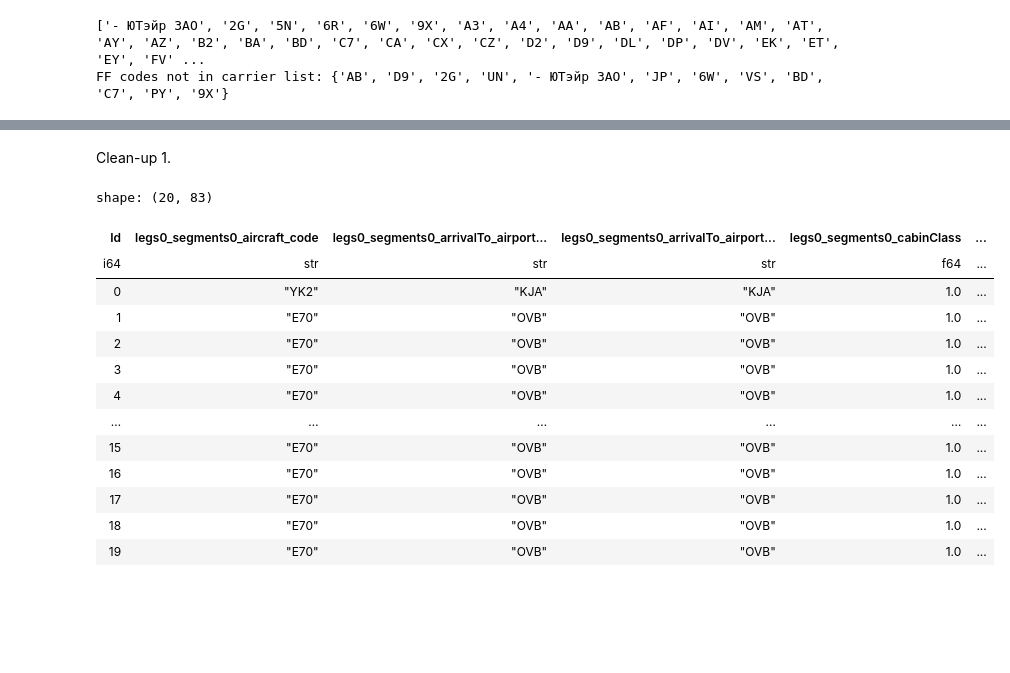
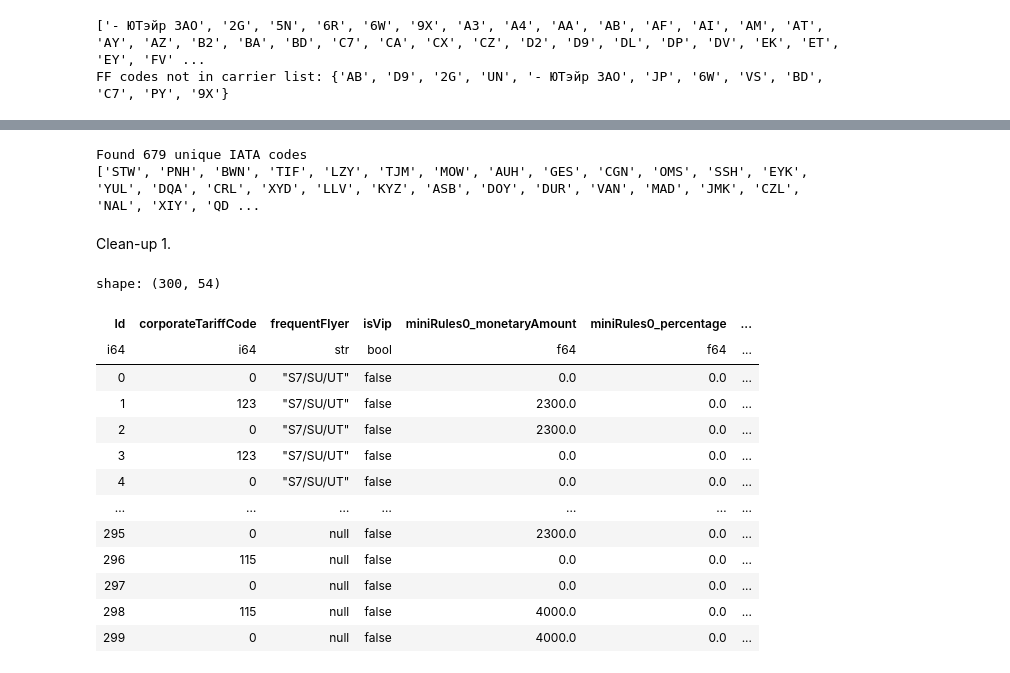
Before and after one commit to jfroggatt/aeroclub_recsys_2025, a Jupyter notebook: aeroclub_recsys.ipynb, the cells around one changed output, grey strips where cells are left out. Cells and saved outputs as stored; diff of their text form; code cells hidden in the pictures; blank space fills up the shorter version.

Commit message:
Updated extract_flight_features: moved polar expressions to smaller focused functions. Added some customer attributes as features for flight selection (e.g., frequent flyer program flags)

```diff
--- a/aeroclub_recsys.ipynb
+++ b/aeroclub_recsys.ipynb
@@ -246,3 +262,24 @@ FF codes not in carrier list: {'AB', 'D9', '2G', 'UN', '- ЮТэйр ЗАО', 'J
+# %%
+iata_cols = [col for col in data.columns if "_iata" in col]
+
+unique_iata_codes = (
+    data
+    .select([
+        pl.concat_list([pl.col(col) for col in iata_cols])
+        .list.explode()
+        .drop_nulls()
+        .unique()
+        .alias('unique_iata_codes')
+    ])
+    .get_column('unique_iata_codes')
+    .to_list()
+)
+
+print(f"Found {len(unique_iata_codes)} unique IATA codes")
+print(unique_iata_codes)
+# %% [output]
+Found 679 unique IATA codes
+['STW', 'PNH', 'BWN', 'TIF', 'LZY', 'TJM', 'MOW', 'AUH', 'GES', 'CGN', 'OMS', 'SSH', 'EYK', 'YUL', 'DQA', 'CRL', 'XYD', 'LLV', 'KYZ', 'ASB', 'DOY', 'DUR', 'VAN', 'MAD', 'JMK', 'CZL', 'NAL', 'XIY', 'QD ...
 # %% [markdown]
 Clean-up
 1.
@@ -387,19 +527,19 @@ def extract_flight_features(df):
 # %%
 data = extract_flight_features(data)
 # %%
-data.head(20)
+data.head(300)
 # %% [output]
-shape: (20, 83)
+shape: (300, 54)
-| Id | legs0_segments0_aircraft_code | legs0_segments0_arrivalTo_airport... | legs0_segments0_arrivalTo_airport... | legs0_segments0_cabinClass | ... |
-| i64 | str | str | str | f64 | ... |
-| 0 | "YK2" | "KJA" | "KJA" | 1.0 | ... |
-| 1 | "E70" | "OVB" | "OVB" | 1.0 | ... |
-| 2 | "E70" | "OVB" | "OVB" | 1.0 | ... |
-| 3 | "E70" | "OVB" | "OVB" | 1.0 | ... |
-| 4 | "E70" | "OVB" | "OVB" | 1.0 | ... |
-| … | … | … | … | … | ... |
-| 15 | "E70" | "OVB" | "OVB" | 1.0 | ... |
-| 16 | "E70" | "OVB" | "OVB" | 1.0 | ... |
-| 17 | "E70" | "OVB" | "OVB" | 1.0 | ... |
-| 18 | "E70" | "OVB" | "OVB" | 1.0 | ... |
-| 19 | "E70" | "OVB" | "OVB" | 1.0 | ... |
+| Id | corporateTariffCode | frequentFlyer | isVip | miniRules0_monetaryAmount | miniRules0_percentage | ... |
+| i64 | i64 | str | bool | f64 | f64 | ... |
+| 0 | 0 | "S7/SU/UT" | false | 0.0 | 0.0 | ... |
+| 1 | 123 | "S7/SU/UT" | false | 2300.0 | 0.0 | ... |
+| 2 | 0 | "S7/SU/UT" | false | 2300.0 | 0.0 | ... |
+| 3 | 123 | "S7/SU/UT" | false | 0.0 | 0.0 | ... |
+| 4 | 0 | "S7/SU/UT" | false | 0.0 | 0.0 | ... |
+| … | … | … | … | … | … | ... |
+| 295 | 0 | null | false | 2300.0 | 0.0 | ... |
+| 296 | 115 | null | false | 0.0 | 0.0 | ... |
+| 297 | 0 | null | false | 0.0 | 0.0 | ... |
+| 298 | 115 | null | false | 4000.0 | 0.0 | ... |
+| 299 | 0 | null | false | 4000.0 | 0.0 | ... |
```
Also changed, not shown: parts of 19 cells of this notebook.
